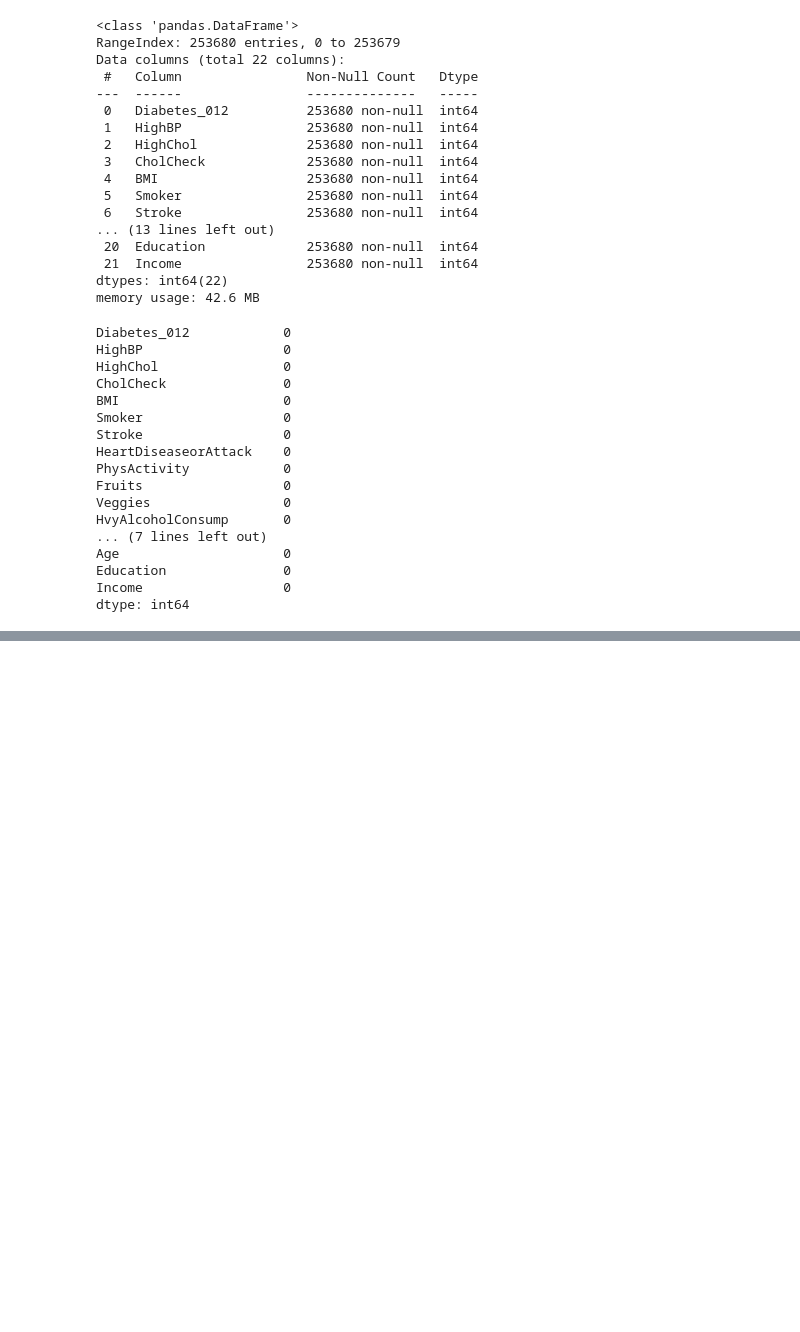
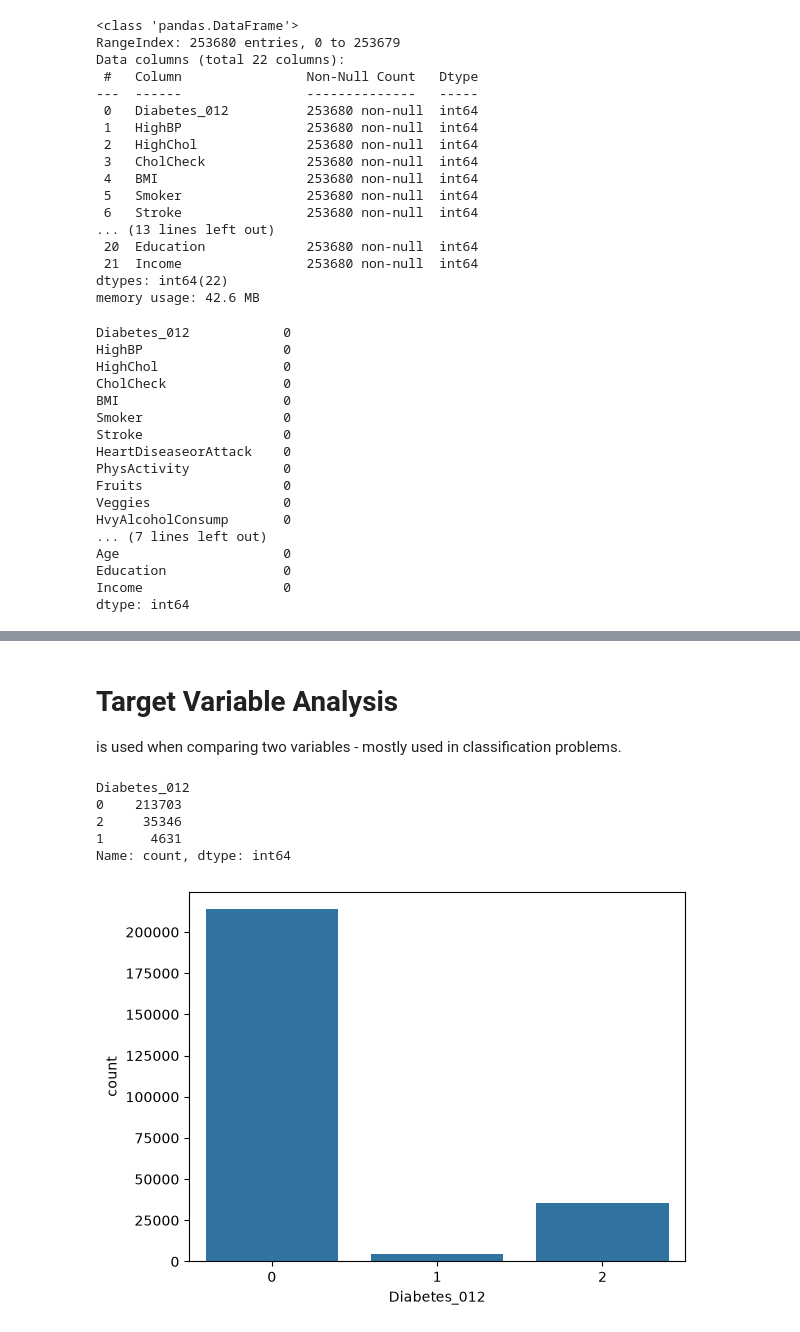
Before and after one commit to PerisN/Machine_Learning_capstone_project, a Jupyter notebook: project.ipynb, the cells around one changed output, grey strips where cells are left out. Cells and saved outputs as stored; diff of their text form; code cells hidden in the pictures; blank space fills up the shorter version.

```diff
--- a/project.ipynb
+++ b/project.ipynb
@@ -109,0 +309,17 @@ df[df.duplicated(keep=False)].sort_values(by=list(df.columns))
+# %% [markdown]
+# Target Variable Analysis
+
+is used when comparing two variables - mostly used in classification problems.
+# %%
+df["Diabetes_012"].value_counts()
+# %% [output]
+Diabetes_012
+0    213703
+2     35346
+1      4631
+Name: count, dtype: int64
+# %%
+sns.countplot(data=df, x="Diabetes_012")
+plt.show()
+# %% [output]
+[figure, added]
```
Also changed, not shown: parts of 160 cells of this notebook, 6 other files.
